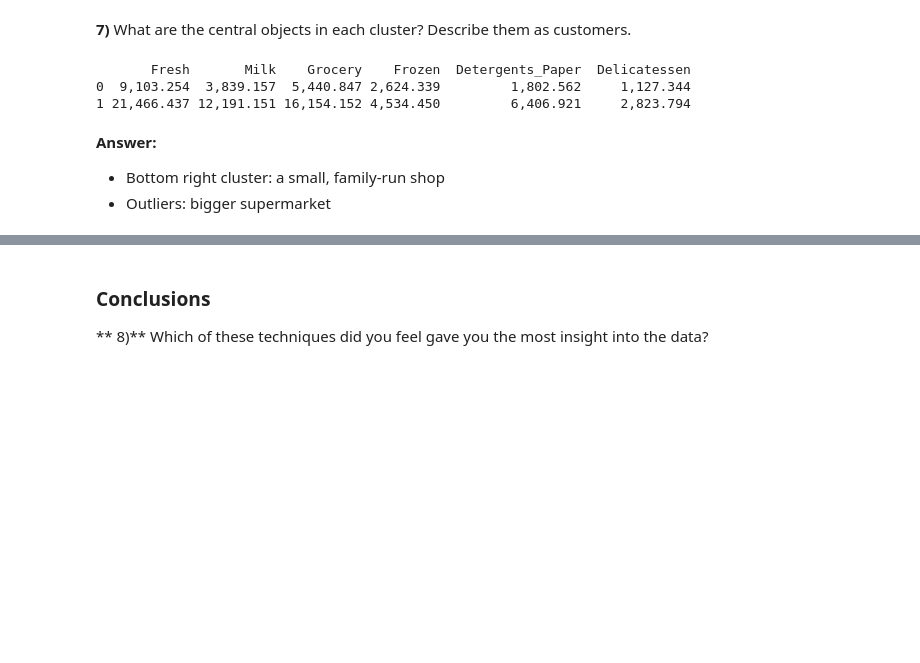
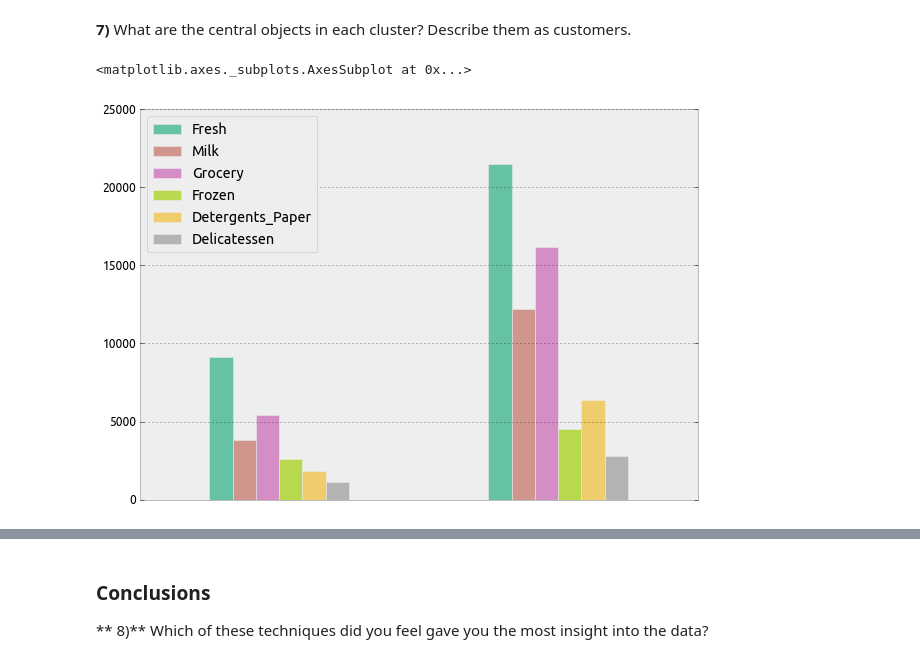
Before and after one commit to martinbede/customer-segmentation, a Jupyter notebook: customer_segments.ipynb, the cells around one changed output, grey strips where cells are left out. Cells and saved outputs as stored; diff of their text form; code cells hidden in the pictures; blank space fills up the shorter version.

```diff
--- a/customer_segments.ipynb
+++ b/customer_segments.ipynb
@@ -284,13 +284,9 @@ Centroids:
 # %%
 original_centroid_features = pca.inverse_transform(centroids)
 
 df_ocf = pd.DataFrame(data=original_centroid_features, columns=data.columns.get_values())
-print(df_ocf)
+
+df_ocf.plot(kind='bar', colormap=mpl.cm.Set2, xticks=[])
 # %% [output]
-       Fresh       Milk    Grocery    Frozen  Detergents_Paper  Delicatessen
-0  9,103.254  3,839.157  5,440.847 2,624.339         1,802.562     1,127.344
-1 21,466.437 12,191.151 16,154.152 4,534.450         6,406.921     2,823.794
+<matplotlib.axes._subplots.AxesSubplot at 0x...>
+[figure, added]
-# %% [markdown]
-**Answer:**
-* Bottom right cluster: a small, family-run shop
-* Outliers: bigger supermarket
```
Also changed, not shown: parts of 1 cell of this notebook.
